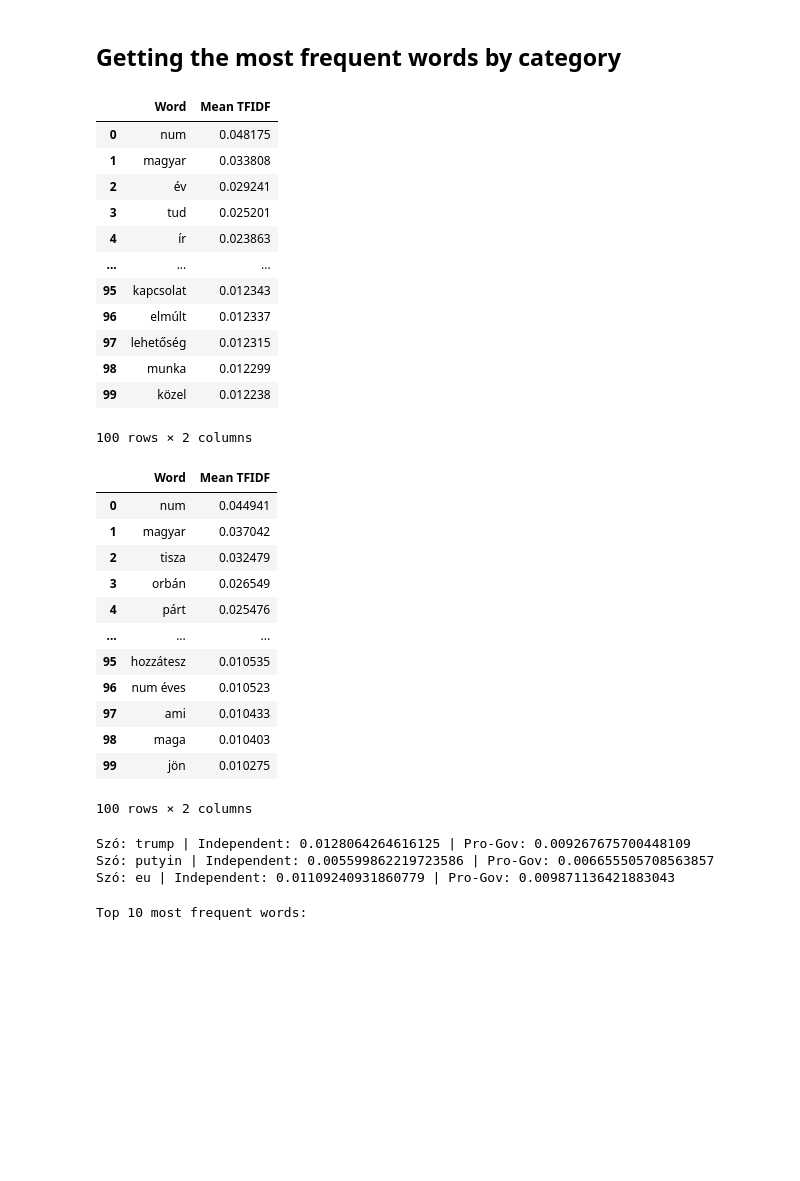
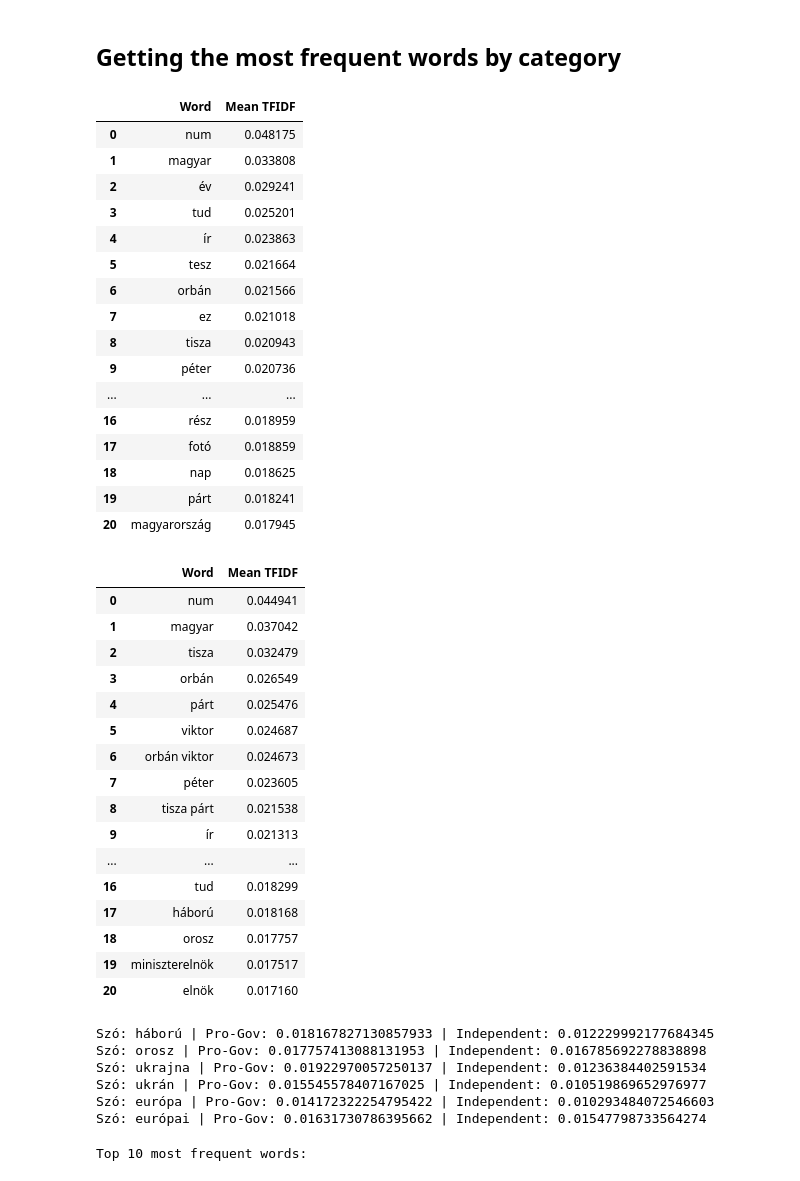
Before and after one commit to LeventeTasy/political-rhetoric-classification, a Jupyter notebook: source/ipynb/ensemble.ipynb, the cells around one changed output. Drawn from its saved outputs; the diff is of its cells as text; code cells hidden in the pictures; blank space fills up the shorter version.

```diff
--- a/source/ipynb/ensemble.ipynb
+++ b/source/ipynb/ensemble.ipynb
@@ -211,23 +211,27 @@ x1 = x[y == 1]
 x0_tfidf = get_tfidf_scores(x0)
 x1_tfidf = get_tfidf_scores(x1)
 # %%
-x0_tfidf.head(100)
+x0_tfidf.head(21)
 # %% [output]
 |  | Word | Mean TFIDF |
 | 0 | num | 0.048175 |
 | 1 | magyar | 0.033808 |
 | 2 | év | 0.029241 |
 | 3 | tud | 0.025201 |
 | 4 | ír | 0.023863 |
+| 5 | tesz | 0.021664 |
+| 6 | orbán | 0.021566 |
+| 7 | ez | 0.021018 |
+| 8 | tisza | 0.020943 |
+| 9 | péter | 0.020736 |
 | ... | ... | ... |
-| 95 | kapcsolat | 0.012343 |
-| 96 | elmúlt | 0.012337 |
-| 97 | lehetőség | 0.012315 |
-| 98 | munka | 0.012299 |
-| 99 | közel | 0.012238 |
+| 16 | rész | 0.018959 |
+| 17 | fotó | 0.018859 |
+| 18 | nap | 0.018625 |
+| 19 | párt | 0.018241 |
+| 20 | magyarország | 0.017945 |
-100 rows × 2 columns
 # %%
-x1_tfidf.head(100)
+x1_tfidf.head(21)
 # %% [output]
 |  | Word | Mean TFIDF |
 | 0 | num | 0.044941 |
@@ -235,15 +239,20 @@ x1_tfidf.head(100)
 | 2 | tisza | 0.032479 |
 | 3 | orbán | 0.026549 |
 | 4 | párt | 0.025476 |
+| 5 | viktor | 0.024687 |
+| 6 | orbán viktor | 0.024673 |
+| 7 | péter | 0.023605 |
+| 8 | tisza párt | 0.021538 |
+| 9 | ír | 0.021313 |
 | ... | ... | ... |
-| 95 | hozzátesz | 0.010535 |
-| 96 | num éves | 0.010523 |
-| 97 | ami | 0.010433 |
-| 98 | maga | 0.010403 |
-| 99 | jön | 0.010275 |
+| 16 | tud | 0.018299 |
+| 17 | háború | 0.018168 |
+| 18 | orosz | 0.017757 |
+| 19 | miniszterelnök | 0.017517 |
+| 20 | elnök | 0.017160 |
-100 rows × 2 columns
 # %%
-words = ['trump', 'putyin', 'eu']
+words = ['orbán', 'orbán viktor', 'magyar péter', 'magyar', 'fidesz', 'tisza', 'miniszterelnök', 'ország', 'magyarország']
+words = ['háború', 'orosz', 'ukrajna', 'ukrán', 'európa', 'európai']
 
 for i in words:
     # Megkeressük a szót mindkét TF-IDF listában
@@ -254,11 +263,14 @@ for i in words:
     score_0 = val_0["Mean TFIDF"].values[0] if not val_0.empty else "N/A"
     score_1 = val_1["Mean TFIDF"].values[0] if not val_1.empty else "N/A"
 
-    print(f"Szó: {i} | Independent: {score_0} | Pro-Gov: {score_1}")
+    print(f"Szó: {i} | Pro-Gov: {score_1} | Independent: {score_0} ")
 # %% [output]
-Szó: trump | Independent: 0.0128064264616125 | Pro-Gov: 0.009267675700448109
-Szó: putyin | Independent: 0.005599862219723586 | Pro-Gov: 0.006655505708563857
-Szó: eu | Independent: 0.01109240931860779 | Pro-Gov: 0.009871136421883043
+Szó: háború | Pro-Gov: 0.018167827130857933 | Independent: 0.012229992177684345
+Szó: orosz | Pro-Gov: 0.017757413088131953 | Independent: 0.016785692278838898
+Szó: ukrajna | Pro-Gov: 0.01922970057250137 | Independent: 0.01236384402591534
+Szó: ukrán | Pro-Gov: 0.015545578407167025 | Independent: 0.010519869652976977
+Szó: európa | Pro-Gov: 0.014172322254795422 | Independent: 0.010293484072546603
+Szó: európai | Pro-Gov: 0.01631730786395662 | Independent: 0.01547798733564274
 # %%
 feature_names = vectorizer.get_feature_names_out()
 
```
Also changed, not shown: 4 other files.
